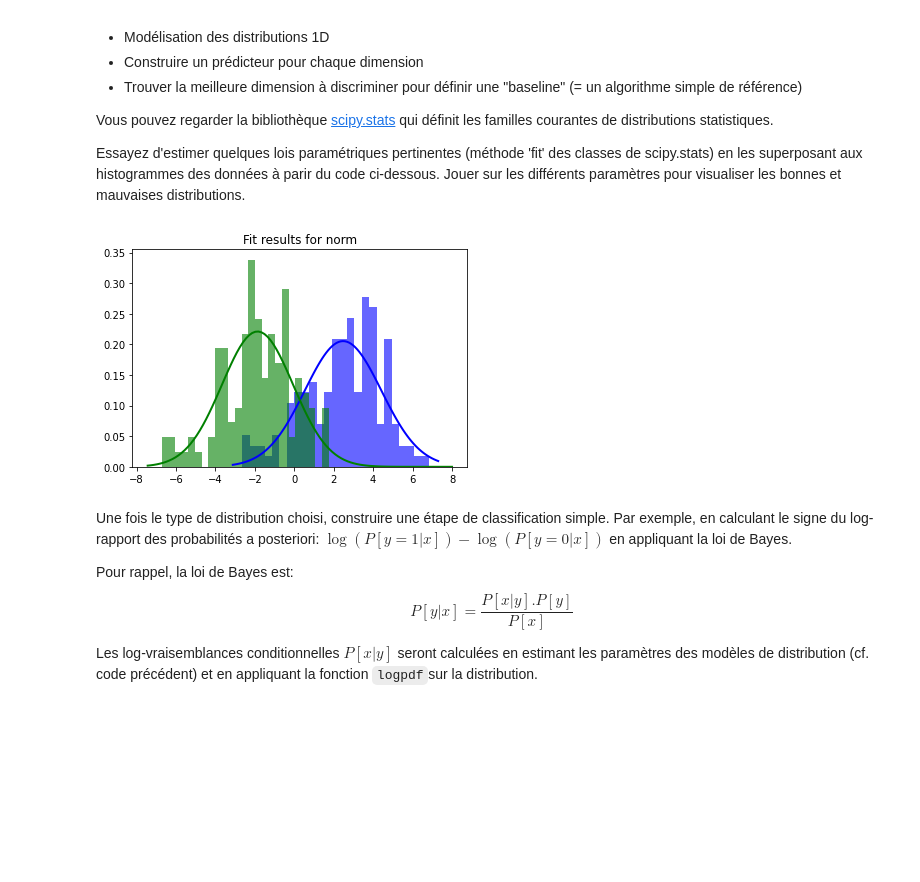
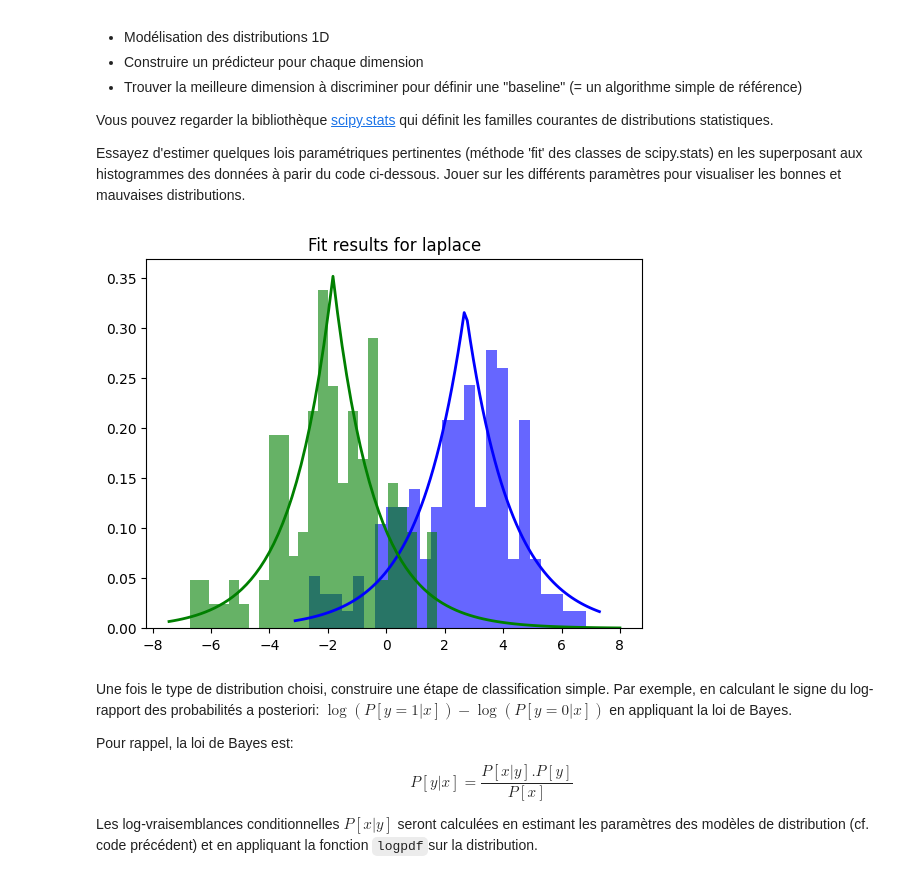
Before and after one commit to RowanHoupa35/ML-TD1, a Jupyter notebook: ENSTA/td_gaussien_bayesien.ipynb, the cells around one changed output. Saved outputs shown, nothing was run; the diff lists cells and outputs as text; code cells hidden in the pictures; blank space fills up the shorter version.

```diff
--- a/ENSTA/td_gaussien_bayesien.ipynb
+++ b/ENSTA/td_gaussien_bayesien.ipynb
@@ -228,7 +230,7 @@ Essayez d'estimer quelques lois paramétriques pertinentes (méthode 'fit' des c
 from scipy.stats import laplace, expon, norm, gamma, beta, cauchy, logistic
 
 # Définit le type de distribution
-distrib=norm
+distrib=laplace
 
 # Choix de la caractéristique
 feat1 = 0
@@ -240,34 +242,34 @@ plt.clf()
 
 data = a0
 param = distrib.fit(data)
 
 # Visualise l'histogramme
 plt.hist(data, bins=25, density=True, alpha=0.6, color='b')
 
 # Visualise la PDF.
 xmin, xmax = plt.xlim()
 x = np.linspace(xmin, xmax, 100)
 p = distrib.pdf(x, *param)
 plt.plot(x, p, 'b', linewidth=2)
 
 data = a1
 param = distrib.fit(data)
 
 # Visualise l'histogramme
 plt.hist(data, bins=25, density=True, alpha=0.6, color='g')
 
 # Visualise la PDF.
 xmin, xmax = plt.xlim()
 x = np.linspace(xmin, xmax, 100)
 p = distrib.pdf(x, *param)
 plt.plot(x, p, 'g', linewidth=2)
 
 title = "Fit results for %s" % distrib.name
 plt.title(title)
 
 plt.show()
 # %% [output]
-[figure, old version]
+[figure, new version]
 # %% [markdown]
 Une fois le type de distribution choisi, construire une étape de classification simple. Par exemple, en calculant le signe du log-rapport des probabilités a posteriori: $\log(P[y=1|x]) - \log(P[y=0|x])$ en appliquant la loi de Bayes.
 
```
Also changed, not shown: parts of 49 cells of this notebook.
